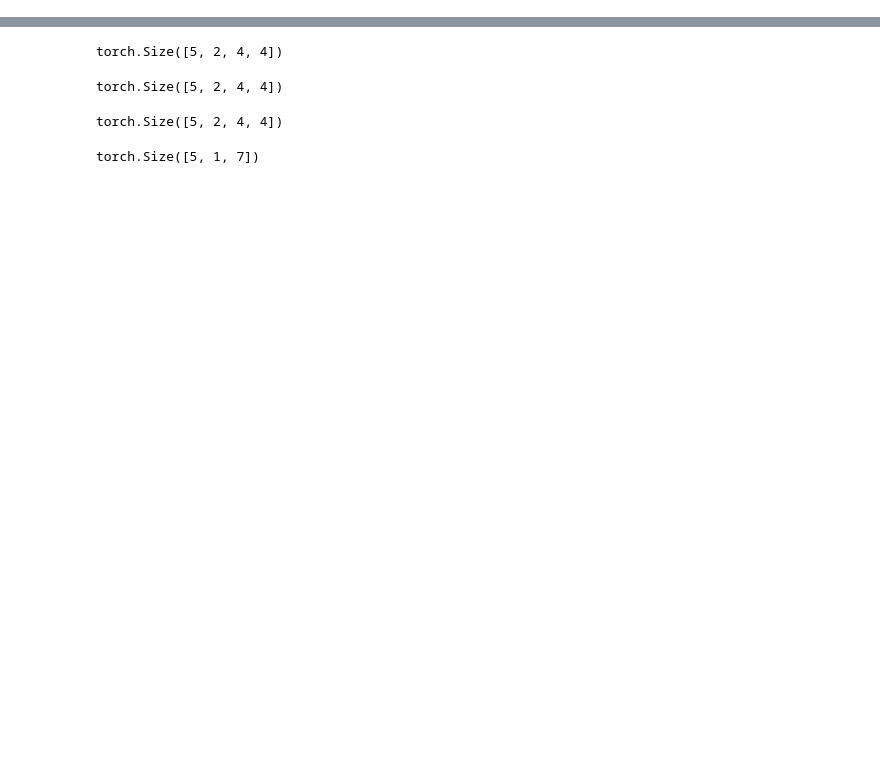
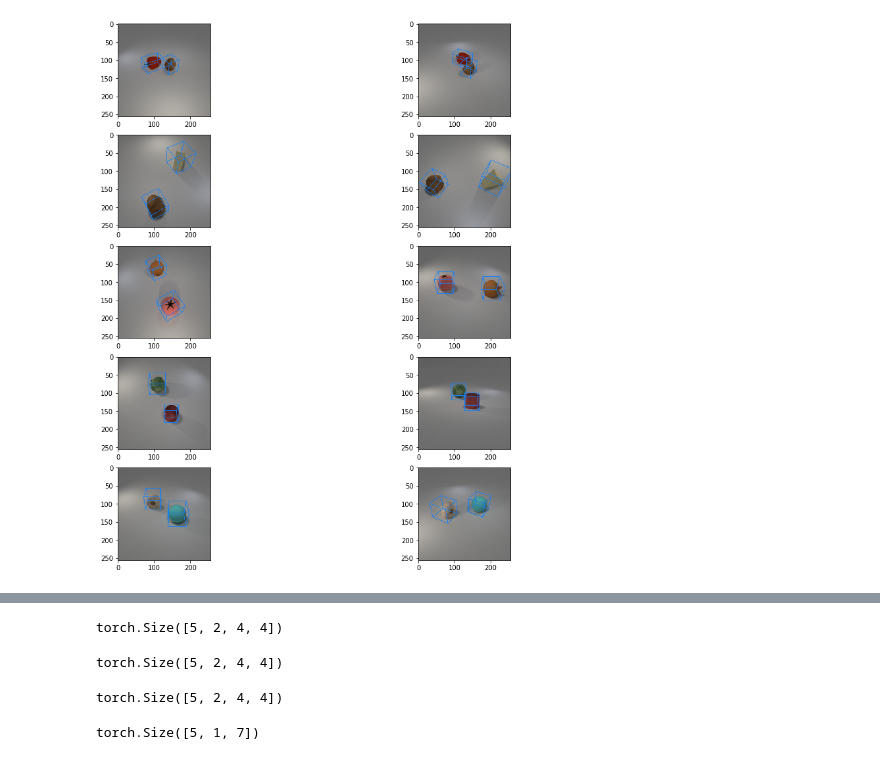
Before and after one commit to sakshamjindal/Non-Metric-3d-Representation, a Jupyter notebook: nbs/multiview-clevr.ipynb, the cells around one changed output, grey strips where cells are left out. Drawn from its saved outputs; the diff is of its cells as text; code cells hidden in the pictures; blank space fills up the shorter version.

```diff
--- a/nbs/multiview-clevr.ipynb
+++ b/nbs/multiview-clevr.ipynb
@@ -263,3 +461,10 @@ for row in range(5):
+# %%
+f, axarr = plt.subplots(5,2, figsize=(15,15))
+for row in range(5):
+    axarr[row,0].imshow(feed_dict_q['images_with_boxes'][row].detach().cpu().permute(1,2,0))
+    axarr[row,1].imshow(feed_dict_k['images_with_boxes'][row].detach().cpu().permute(1,2,0))
+# %% [output]
+[figure, added]
 # %%
 feed_dict_q['images'].shape, feed_dict_q['objects'].shape, feed_dict_q['objects_boxes'].shape
 # %% [output]
```
Also changed, not shown: parts of 35 cells of this notebook, 8 other files.
